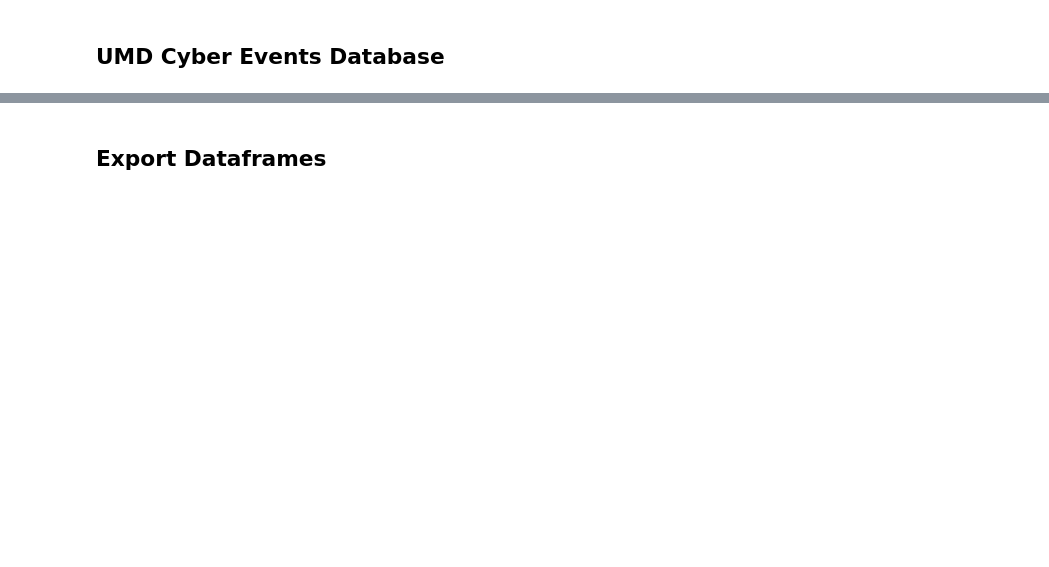
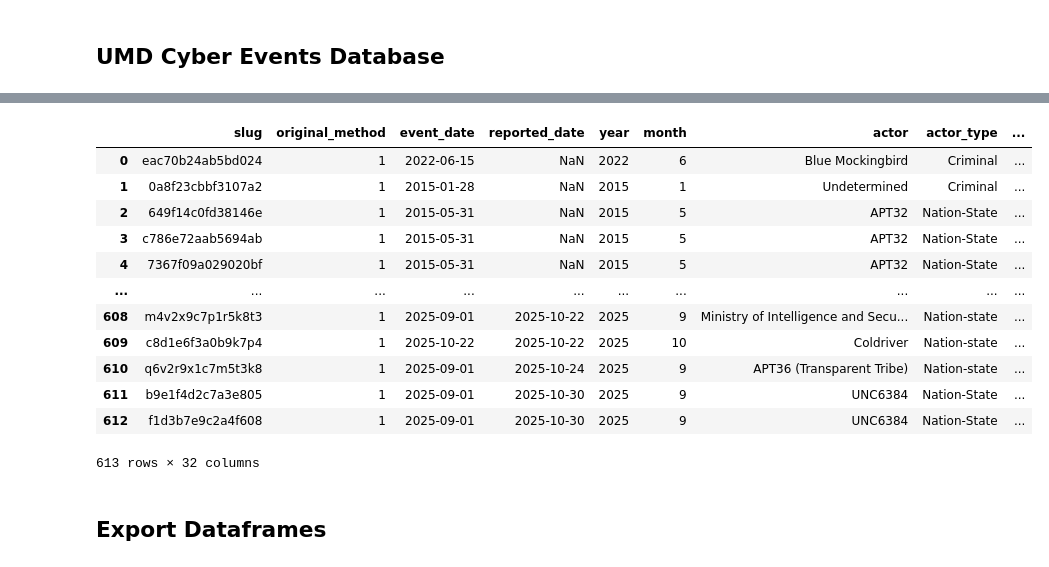
Before and after one commit to Math-UC/attack-stix-data, a Jupyter notebook: apt_project/dfs/main_dataframe.ipynb, the cells around one changed output, grey strips where cells are left out. Saved outputs shown, nothing was run; the diff lists cells and outputs as text; code cells hidden in the pictures; blank space fills up the shorter version.

```diff
--- a/apt_project/dfs/main_dataframe.ipynb
+++ b/apt_project/dfs/main_dataframe.ipynb
@@ -166,4 +173,9 @@ tech_counts = (
 # %%
 umd_df = pd.read_csv("umd_cyber_events_database.csv")
 
-#umd_df.head()
+# Drop unnecessary columns
+drop_cols = ["nato", "eu", "shanghai_coop", "oas", "mercosur", "au", "ecowas", "asean", "opec", "gulf_coop", "g7", "g20", "aukus", "csto", "oecd", "osce", "five_eyes"]
+
+umd_df = umd_df.drop(columns=drop_cols)
+
+#umd_df
@@ -178,3 +212,74 @@ umd_df = pd.read_csv("umd_cyber_events_database.csv")
+# %%
+# Normalize event text
+umd_df["actor_norm"] = umd_df["actor"].fillna("").str.lower()
+umd_df["description_norm"] = umd_df["description"].fillna("").str.lower()
+
+# Fuzzy match on actor column
+def fuzzy_match_actor(actor):
+    if not isinstance(actor, str) or not actor.strip():
+        return None  # no match
+
+    actor_norm = normalize(actor)
+    result = process.extractOne(actor_norm, all_apt_terms_norm, scorer=fuzz.token_sort_ratio)
+
+    if not result:
+        return None
+
+    match_term, score, idx = result
+
+    if score >= 85:
+        # return canonical group name
+        return apt_map.get(match_term, None)
+
+    return None
+
+umd_df["actor_apt_match"] = umd_df["actor_norm"].apply(fuzzy_match_actor)
+
+# Fuzzy match on description column
+def fuzzy_match_description(text):
+    if not isinstance(text, str) or not text.strip():
+        return None
+
+    words = normalize(text).split()
+
+    for w in words:
+        if len(w) < 3:
+            continue
+
+        result = process.extractOne(w, all_apt_terms_norm, scorer=fuzz.token_sort_ratio)
+        if not result:
+            continue
+
+        match_term, score, idx = result
+
+        if score >= 95:
+            return apt_map.get(match_term, None)
+
+    return None
+
+umd_df["description_apt_match"] = umd_df["description_norm"].apply(fuzzy_match_description)
+
+umd_df["apt_group"] = umd_df["actor_apt_match"].combine_first(umd_df["description_apt_match"])
+#umd_df["apt_group"] = umd_df["actor_apt_match"]
+
+# Create the final filtered dataframe
+df_apts_only = umd_df[umd_df["apt_group"].notna()].reset_index(drop=True)
+
+df_apts_only
+# %% [output]
+|  | slug | original_method | event_date | reported_date | year | month | actor | actor_type | ... |
+| 0 | eac70b24ab5bd024 | 1 | 2022-06-15 | NaN | 2022 | 6 | Blue Mockingbird | Criminal | ... |
+| 1 | 0a8f23cbbf3107a2 | 1 | 2015-01-28 | NaN | 2015 | 1 | Undetermined | Criminal | ... |
+| 2 | 649f14c0fd38146e | 1 | 2015-05-31 | NaN | 2015 | 5 | APT32 | Nation-State | ... |
+| 3 | c786e72aab5694ab | 1 | 2015-05-31 | NaN | 2015 | 5 | APT32 | Nation-State | ... |
+| 4 | 7367f09a029020bf | 1 | 2015-05-31 | NaN | 2015 | 5 | APT32 | Nation-State | ... |
+| ... | ... | ... | ... | ... | ... | ... | ... | ... | ... |
+| 608 | m4v2x9c7p1r5k8t3 | 1 | 2025-09-01 | 2025-10-22 | 2025 | 9 | Ministry of Intelligence and Secu... | Nation-state | ... |
+| 609 | c8d1e6f3a0b9k7p4 | 1 | 2025-10-22 | 2025-10-22 | 2025 | 10 | Coldriver | Nation-state | ... |
+| 610 | q6v2r9x1c7m5t3k8 | 1 | 2025-09-01 | 2025-10-24 | 2025 | 9 | APT36 (Transparent Tribe) | Nation-state | ... |
+| 611 | b9e1f4d2c7a3e805 | 1 | 2025-09-01 | 2025-10-30 | 2025 | 9 | UNC6384 | Nation-State | ... |
+| 612 | f1d3b7e9c2a4f608 | 1 | 2025-09-01 | 2025-10-30 | 2025 | 9 | UNC6384 | Nation-State | ... |
+613 rows × 32 columns
 # %% [markdown]
 ## Export Dataframes
 # %%
```
Also changed, not shown: parts of 5 cells of this notebook.
